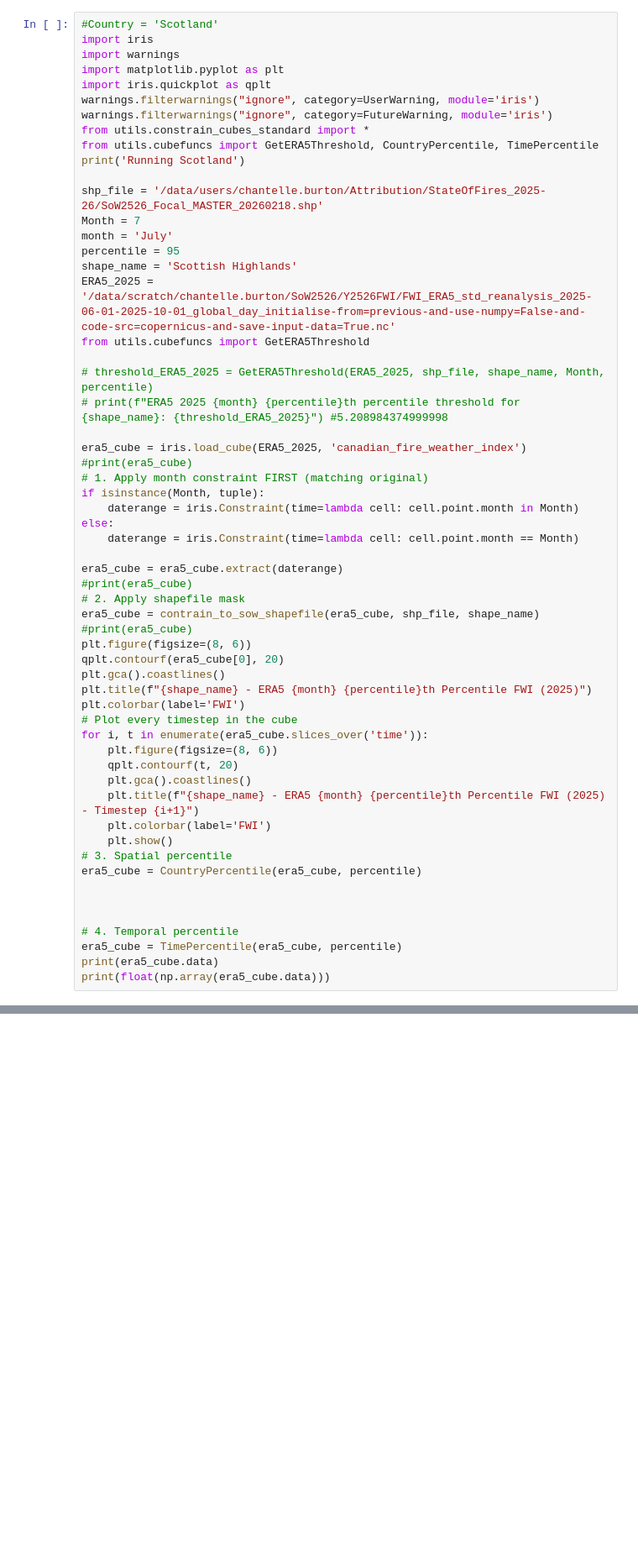
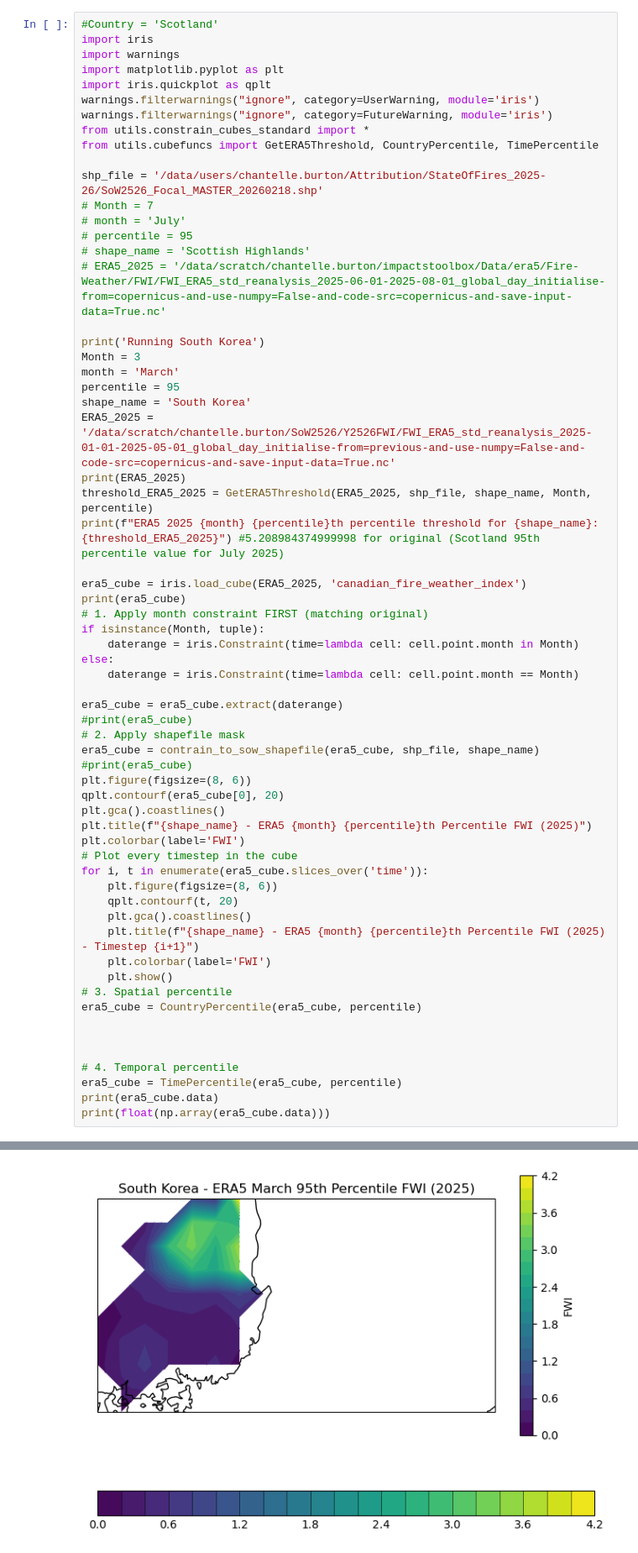
Before and after one commit to chantelleburton/SoW, a Jupyter notebook: explore_DataPrep.ipynb, the cells around one changed output, grey strips where cells are left out. Shown at 84% size. Cells and saved outputs as stored; diff of their text form; blank space fills up the shorter version.

```diff
--- a/explore_DataPrep.ipynb
+++ b/explore_DataPrep.ipynb
@@ -430,21 +428,26 @@ warnings.filterwarnings("ignore", category=UserWarning, module='iris')
 warnings.filterwarnings("ignore", category=FutureWarning, module='iris')
 from utils.constrain_cubes_standard import *
 from utils.cubefuncs import GetERA5Threshold, CountryPercentile, TimePercentile
-print('Running Scotland')
 
 shp_file = '/data/users/chantelle.burton/Attribution/StateOfFires_2025-26/SoW2526_Focal_MASTER_20260218.shp'
-Month = 7
-month = 'July'
+# Month = 7
+# month = 'July'
+# percentile = 95
+# shape_name = 'Scottish Highlands'
+# ERA5_2025 = '/data/scratch/chantelle.burton/impactstoolbox/Data/era5/Fire-Weather/FWI/FWI_ERA5_std_reanalysis_2025-06-01-2025-08-01_global_day_initialise-from=copernicus-and-use-numpy=False-and-code-src=copernicus-and-save-input-data=True.nc'
+
+print('Running South Korea')
+Month = 3
+month = 'March'
 percentile = 95
-shape_name = 'Scottish Highlands'
-ERA5_2025 = '/data/scratch/chantelle.burton/SoW2526/Y2526FWI/FWI_ERA5_std_reanalysis_2025-06-01-2025-10-01_global_day_initialise-from=previous-and-use-numpy=False-and-code-src=copernicus-and-save-input-data=True.nc'
-from utils.cubefuncs import GetERA5Threshold
-
-# threshold_ERA5_2025 = GetERA5Threshold(ERA5_2025, shp_file, shape_name, Month, percentile)
-# print(f"ERA5 2025 {month} {percentile}th percentile threshold for {shape_name}: {threshold_ERA5_2025}") #5.208984374999998
+shape_name = 'South Korea'
+ERA5_2025 = '/data/scratch/chantelle.burton/SoW2526/Y2526FWI/FWI_ERA5_std_reanalysis_2025-01-01-2025-05-01_global_day_initialise-from=previous-and-use-numpy=False-and-code-src=copernicus-and-save-input-data=True.nc'
+print(ERA5_2025)
+threshold_ERA5_2025 = GetERA5Threshold(ERA5_2025, shp_file, shape_name, Month, percentile)
+print(f"ERA5 2025 {month} {percentile}th percentile threshold for {shape_name}: {threshold_ERA5_2025}") #5.208984374999998 for original (Scotland 95th percentile value for July 2025)
 
 era5_cube = iris.load_cube(ERA5_2025, 'canadian_fire_weather_index')
-#print(era5_cube)
+print(era5_cube)
 # 1. Apply month constraint FIRST (matching original)
 if isinstance(Month, tuple):
     daterange = iris.Constraint(time=lambda cell: cell.point.month in Month)
@@ -478,3 +481,4 @@ era5_cube = CountryPercentile(era5_cube, percentile)
 era5_cube = TimePercentile(era5_cube, percentile)
 print(era5_cube.data)
 print(float(np.array(era5_cube.data)))
+# %% [output]
@@ -480,0 +502 @@ print(float(np.array(era5_cube.data)))
+[figure, added]
```
Also changed, not shown: parts of 6 cells of this notebook, 2 other files.
